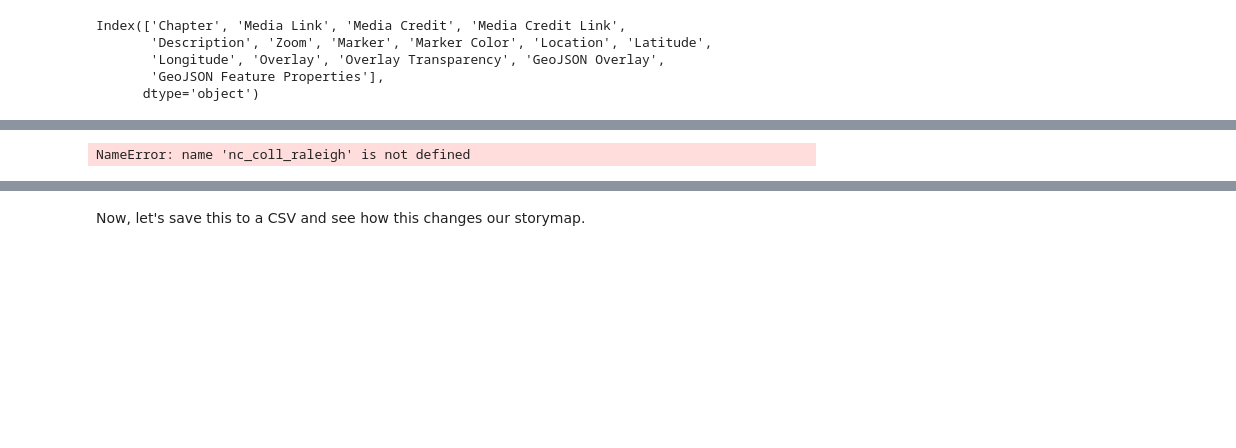
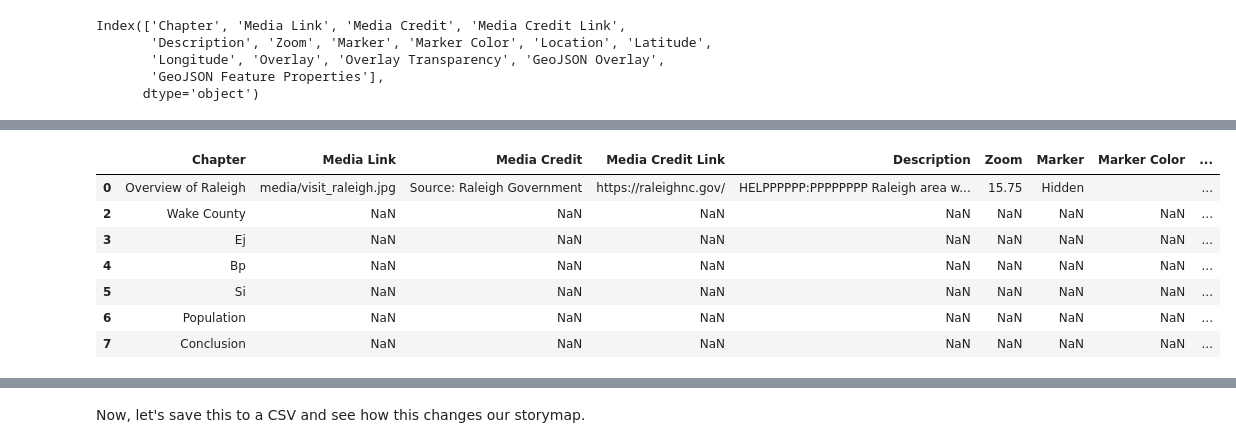
Before and after one commit to cmnottin/Final_Project, a Jupyter notebook: storymap.ipynb, the cells around one changed output, grey strips where cells are left out. Cells and saved outputs as stored; diff of their text form; code cells hidden in the pictures; blank space fills up the shorter version.

```diff
--- a/storymap.ipynb
+++ b/storymap.ipynb
@@ -458,11 +458,23 @@ chapter_df
 | 11 | NaN | NaN | NaN | NaN | NaN | NaN | NaN | NaN | ... |
 | 12 | NaN | NaN | NaN | NaN | NaN | NaN | NaN | NaN | ... |
 | 13 | NaN | NaN | NaN | NaN | NaN | NaN | NaN | NaN | ... |
+# %%
+row_index_to_drop = [1,8,9,10,11,12,13]
+df = chapter_df.drop(row_index_to_drop)
+# %%
+df
+# %% [output]
+|  | Chapter | Media Link | Media Credit | Media Credit Link | Description | Zoom | Marker | Marker Color | ... |
+| 0 | Overview of Raleigh | media/visit_raleigh.jpg | Source: Raleigh Government | https://raleighnc.gov/ | HELPPPPPP:PPPPPPPP Raleigh area w... | 15.75 | Hidden |  | ... |
+| 2 | Wake County | NaN | NaN | NaN | NaN | NaN | NaN | NaN | ... |
+| 3 | Ej | NaN | NaN | NaN | NaN | NaN | NaN | NaN | ... |
+| 4 | Bp | NaN | NaN | NaN | NaN | NaN | NaN | NaN | ... |
+| 5 | Si | NaN | NaN | NaN | NaN | NaN | NaN | NaN | ... |
+| 6 | Population | NaN | NaN | NaN | NaN | NaN | NaN | NaN | ... |
+| 7 | Conclusion | NaN | NaN | NaN | NaN | NaN | NaN | NaN | ... |
 # %%
-nc_coll_raleigh = nc_coll_raleigh.reset_index()
-nc_coll_raleigh.head()
+# nc_coll_raleigh = nc_coll_raleigh.reset_index()
+# nc_coll_raleigh.head()
-# %% [output]
-NameError: name 'nc_coll_raleigh' is not defined
 # %%
 for i in nc_coll_raleigh.index:
     # print(nc_coll_raleigh.iloc[i])
```
Also changed, not shown: parts of 5 cells of this notebook, 1 other file.
